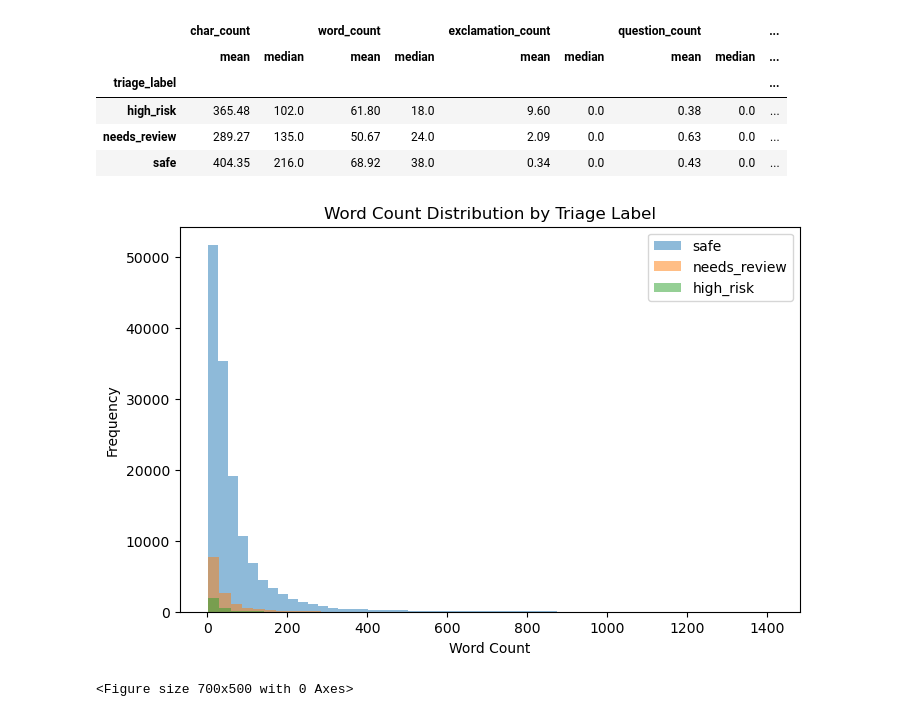
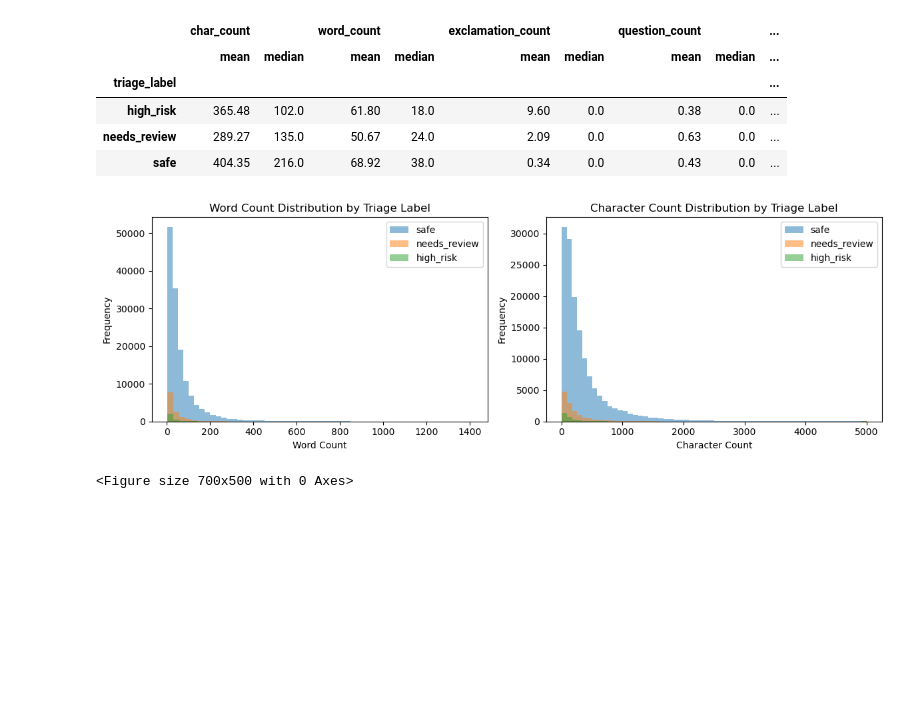
Before and after one commit to uvardan/jigsaw_toxic_comment, a Jupyter notebook: 01_jigsaw_eda_and_cleaning.ipynb, the cells around one changed output. Drawn from its saved outputs; the diff is of its cells as text; code cells hidden in the pictures; blank space fills up the shorter version.

```diff
--- a/01_jigsaw_eda_and_cleaning.ipynb
+++ b/01_jigsaw_eda_and_cleaning.ipynb
@@ -373,39 +373,50 @@ display(class_feature_summary)
 | needs_review | 289.27 | 135.0 | 50.67 | 24.0 | 2.09 | 0.0 | 0.63 | 0.0 | ... |
 | safe | 404.35 | 216.0 | 68.92 | 38.0 | 0.34 | 0.0 | 0.43 | 0.0 | ... |
 # %%
-# Create a figure with specified dimensions (width=8, height=5 inches)
-# This provides enough space for a clear visualization with multiple histograms
-plt.figure(figsize=(8,5))
+# Create a figure with two subplots side by side, with a width of 12 inches and height of 4 inches
+fig, axes = plt.subplots(1, 2, figsize=(12, 4))
 
-# Loop through each triage category to create overlapping histograms
+# Word count subplot (left subplot)
 for label in ["safe", "needs_review", "high_risk"]:
-    # Create a subset of data containing only word counts for the current triage label
-    # df.loc[] is used for conditional row selection based on the triage_label column
-    subset = df.loc[df["triage_label"] == label, "word_count"]
+    # Create histogram for each triage category showing word count distribution
+    # Uses transparency (alpha=0.5) to make overlapping histograms visible
+    axes[0].hist(
+        df.loc[df["triage_label"] == label, "word_count"],
+        bins=50,
+        alpha=0.5,
+        label=label
+    )
 
-    # Plot a histogram for this subset with:
-    # - 50 bins to show detailed distribution
-    # - alpha=0.5 for transparency so overlapping histograms are visible
-    # - label parameter to identify this category in the legend
-    plt.hist(subset, bins=50, alpha=0.5, label=label)
+# Add title and axis labels to the word count subplot
+axes[0].set_title("Word Count Distribution by Triage Label")
+axes[0].set_xlabel("Word Count")
+axes[0].set_ylabel("Frequency")
+axes[0].legend()  # Add legend to identify each triage category
 
-# Add a descriptive title to the plot
-plt.title("Word Count Distribution by Triage Label")
+# Character count subplot (right subplot)
+for label in ["safe", "needs_review", "high_risk"]:
+    # Create histogram for each triage category showing character count distribution
+    # Uses more bins (60) for potentially wider range of character counts
+    axes[1].hist(
+        df.loc[df["triage_label"] == label, "char_count"],
+        bins=60,
+        alpha=0.5,
+        label=label
+    )
 
-# Label the x-axis to indicate what is being measured
-plt.xlabel("Word Count")
+# Add title and axis labels to the character count subplot
+axes[1].set_title("Character Count Distribution by Triage Label")
+axes[1].set_xlabel("Character Count")
+axes[1].set_ylabel("Frequency")
+axes[1].legend()  # Add legend to identify each triage category
 
-# Label the y-axis to indicate the frequency scale
-plt.ylabel("Frequency")
+# Adjust spacing between subplots for better appearance
+plt.tight_layout()
 
-# Add a legend to distinguish between the different triage categories
-# The legend will use the labels specified in the plt.hist() calls
-plt.legend()
-
-# Display the completed visualization
+# Display the complete figure with both subplots
 plt.show()
 # %% [output]
-[figure, old version]
+[figure, new version]
 # %%
 # Create a figure with specified dimensions (width=7, height=5 inches)
 # This ensures the boxplot has enough space to be clearly visible
```
Also changed, not shown: parts of 3 cells of this notebook, 1 other file.
